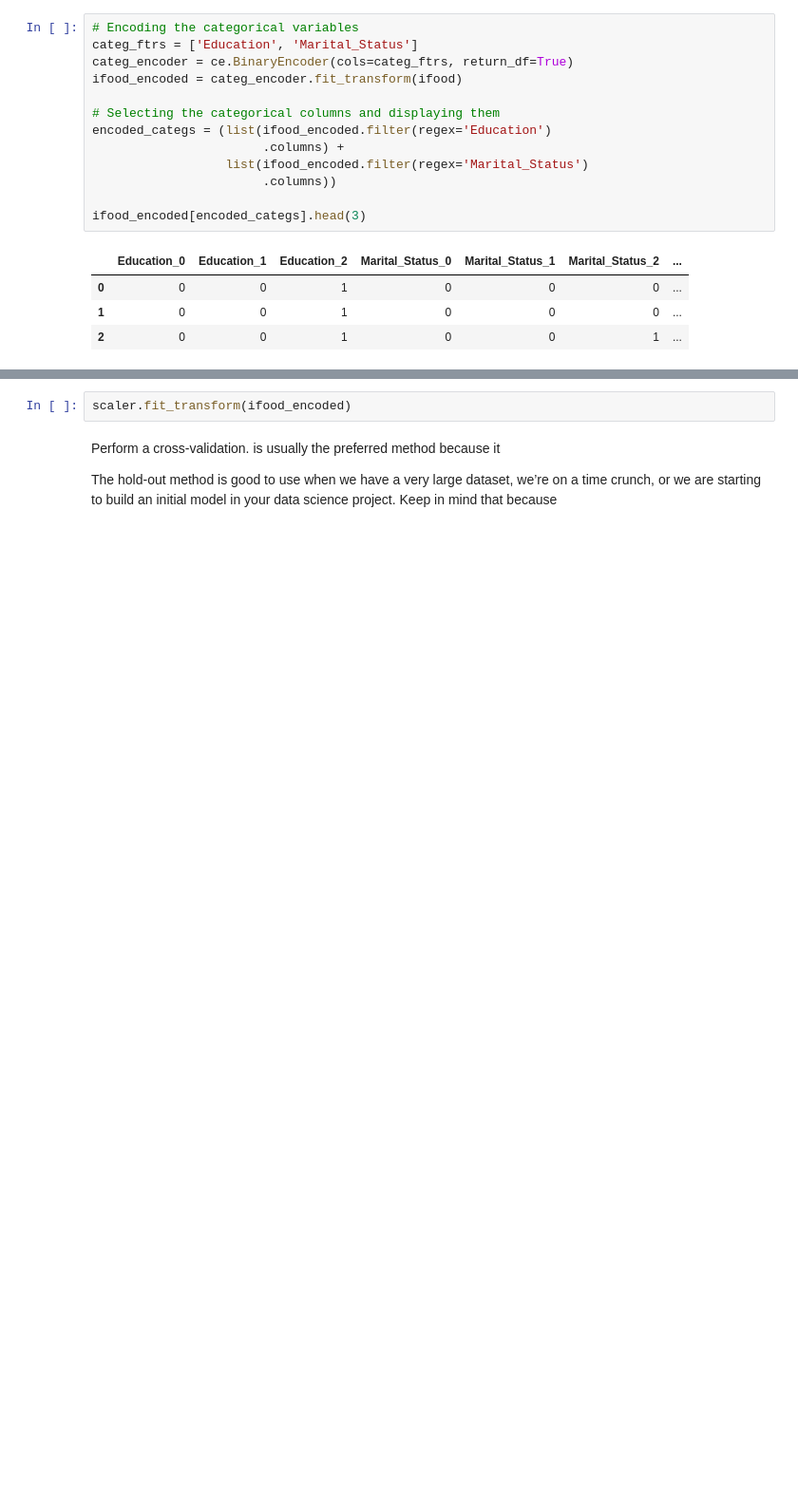
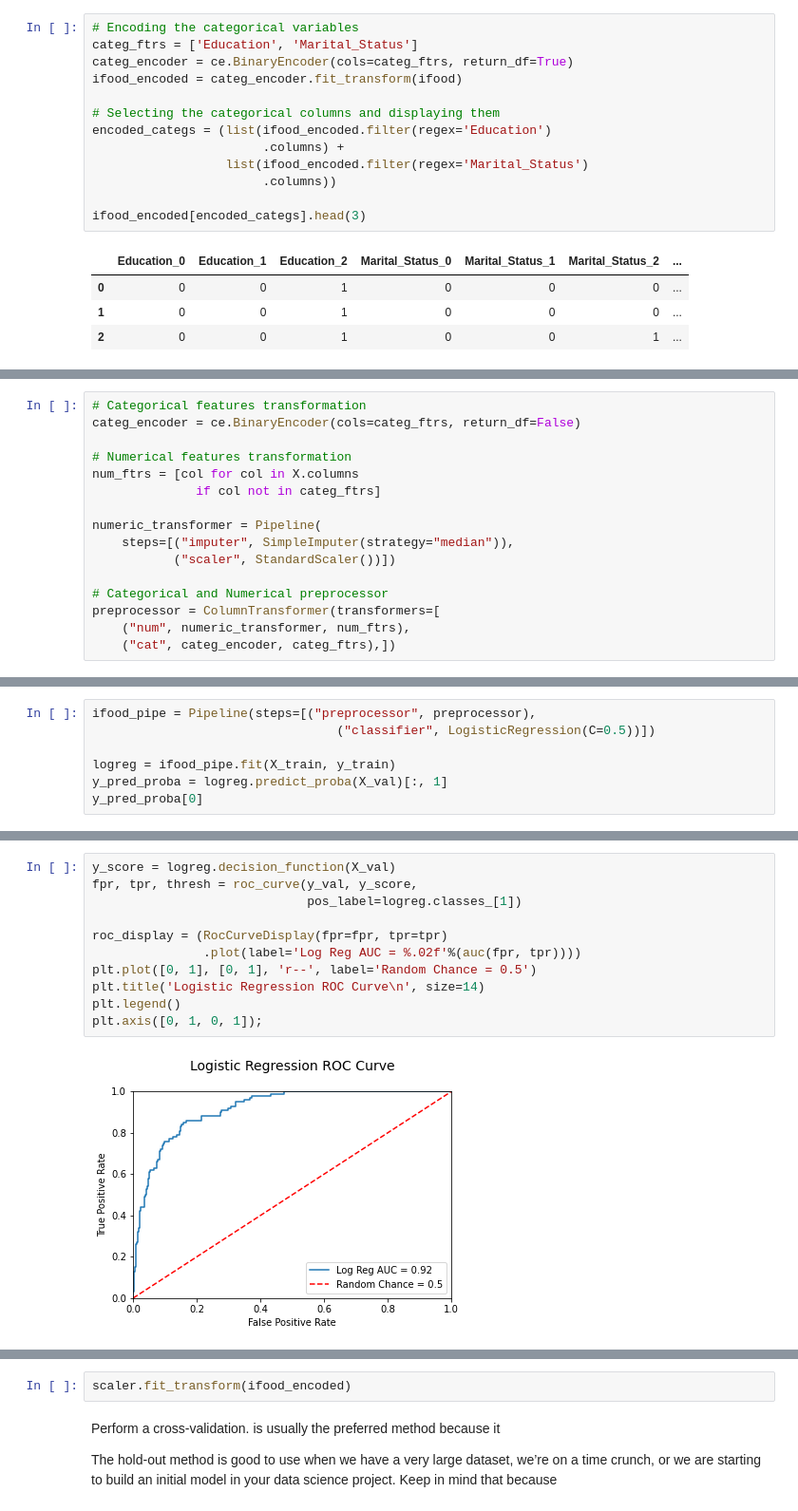
Before and after one commit to Demiga-g/iFood-Marketing-Analysis, a Jupyter notebook: iFood Marketing Analysis.ipynb, the cells around one changed output, grey strips where cells are left out. Shown: that part at 95% size. Saved outputs shown, nothing was run; the diff lists cells and outputs as text; blank space fills up the shorter version.

Commit message:
Started performing model validation and optimization using cross validation, validation curve.

```diff
--- a/iFood Marketing Analysis.ipynb
+++ b/iFood Marketing Analysis.ipynb
@@ -1062,0 +868,16 @@ We set `scoring` equal to `"neg_mean_squared_error"`, which returns the negative
+# %%
+# Categorical features transformation
+categ_encoder = ce.BinaryEncoder(cols=categ_ftrs, return_df=False)
+
+# Numerical features transformation
+num_ftrs = [col for col in X.columns
+              if col not in categ_ftrs]
+
+numeric_transformer = Pipeline(
+    steps=[("imputer", SimpleImputer(strategy="median")),
+           ("scaler", StandardScaler())])
+
+# Categorical and Numerical preprocessor
+preprocessor = ColumnTransformer(transformers=[
+    ("num", numeric_transformer, num_ftrs),
+    ("cat", categ_encoder, categ_ftrs),])
@@ -1062,0 +964,7 @@ We set `scoring` equal to `"neg_mean_squared_error"`, which returns the negative
+# %%
+ifood_pipe = Pipeline(steps=[("preprocessor", preprocessor),
+                                 ("classifier", LogisticRegression(C=0.5))])
+
+logreg = ifood_pipe.fit(X_train, y_train)
+y_pred_proba = logreg.predict_proba(X_val)[:, 1]
+y_pred_proba[0]
@@ -1062,0 +991,13 @@ We set `scoring` equal to `"neg_mean_squared_error"`, which returns the negative
+# %%
+y_score = logreg.decision_function(X_val)
+fpr, tpr, thresh = roc_curve(y_val, y_score,
+                             pos_label=logreg.classes_[1])
+
+roc_display = (RocCurveDisplay(fpr=fpr, tpr=tpr)
+               .plot(label='Log Reg AUC = %.02f'%(auc(fpr, tpr))))
+plt.plot([0, 1], [0, 1], 'r--', label='Random Chance = 0.5')
+plt.title('Logistic Regression ROC Curve\n', size=14)
+plt.legend()
+plt.axis([0, 1, 0, 1]);
+# %% [output]
+[figure, added]
```
Also changed, not shown: parts of 70 cells of this notebook.
